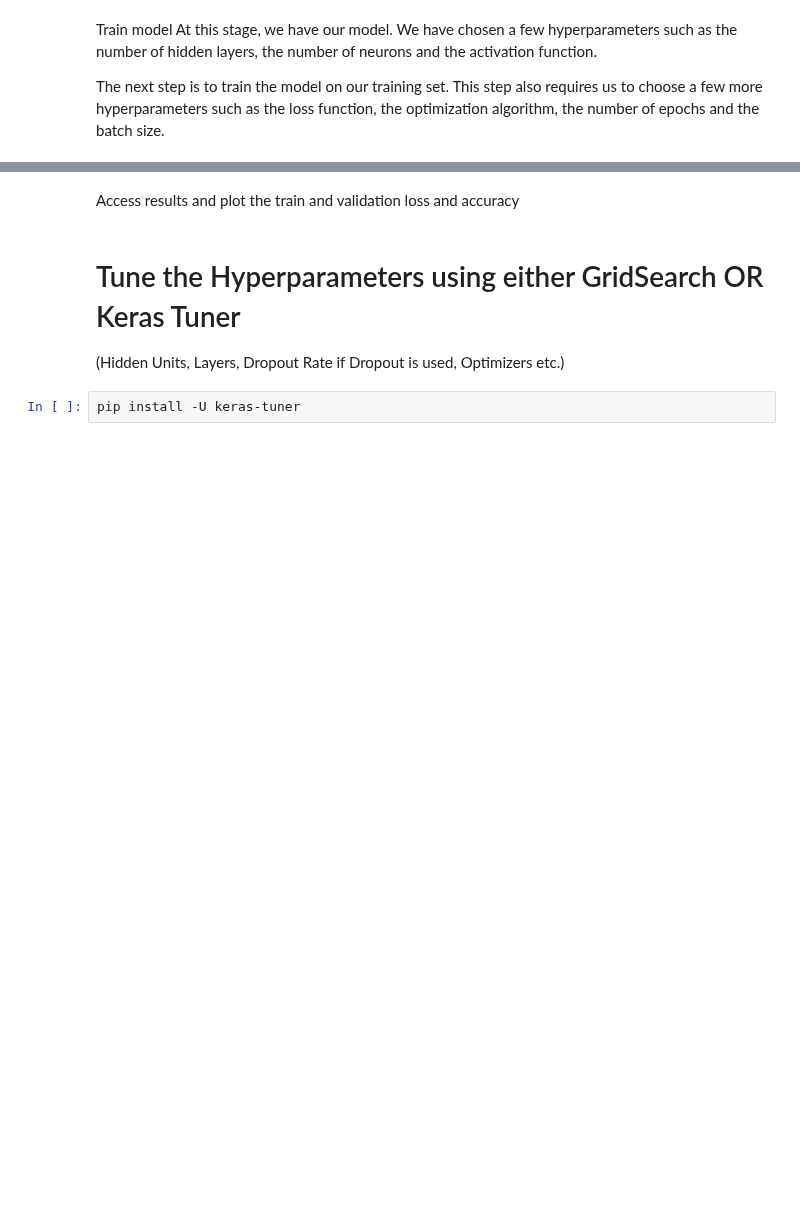
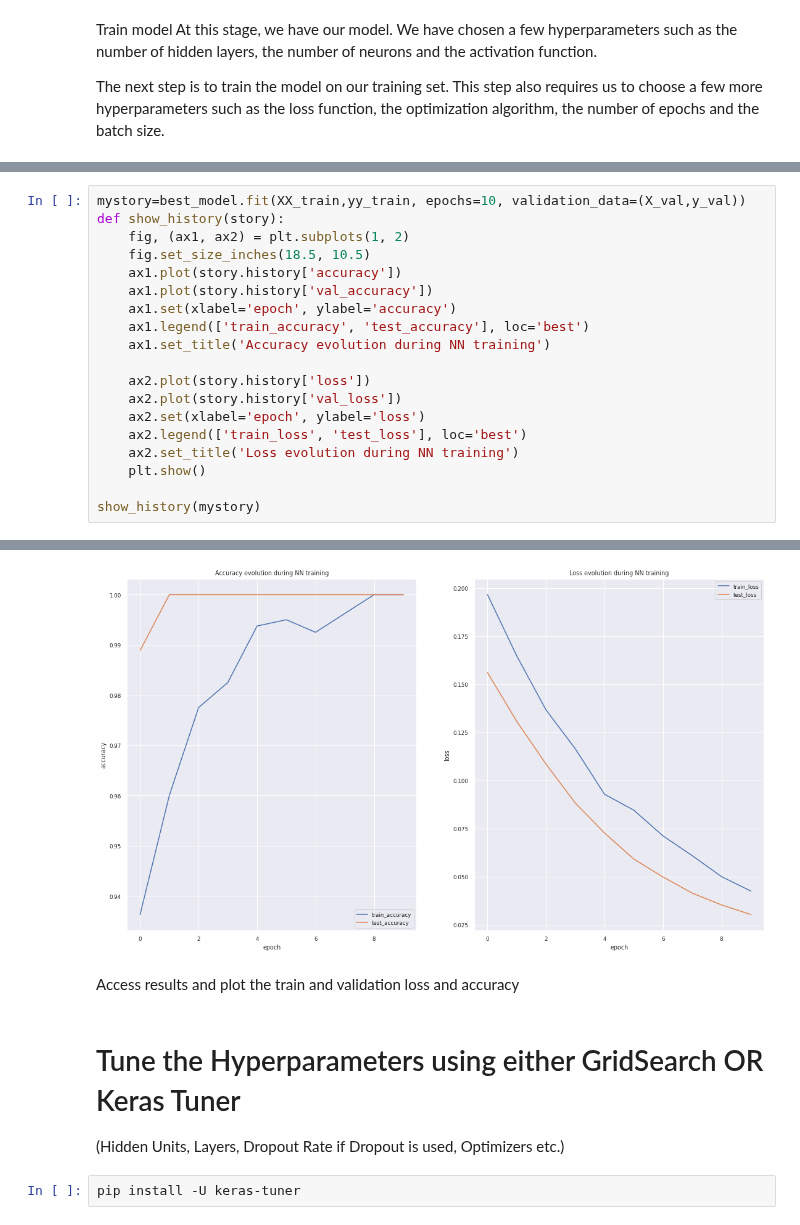
Before and after one commit to mlukan/GDA3B2021, a Jupyter notebook: NN/Team2Dojo_NN2.ipynb, the cells around one changed output, grey strips where cells are left out. Saved outputs shown, nothing was run; the diff lists cells and outputs as text; blank space fills up the shorter version.

```diff
--- a/NN/Team2Dojo_NN2.ipynb
+++ b/NN/Team2Dojo_NN2.ipynb
@@ -337 +455,21 @@ Score: 0.9333333075046539
 [figure]
+# %%
+mystory=best_model.fit(XX_train,yy_train, epochs=10, validation_data=(X_val,y_val))
+def show_history(story):
+    fig, (ax1, ax2) = plt.subplots(1, 2)
+    fig.set_size_inches(18.5, 10.5)
+    ax1.plot(story.history['accuracy'])
+    ax1.plot(story.history['val_accuracy'])
+    ax1.set(xlabel='epoch', ylabel='accuracy')
+    ax1.legend(['train_accuracy', 'test_accuracy'], loc='best')
+    ax1.set_title('Accuracy evolution during NN training')
+
+    ax2.plot(story.history['loss'])
+    ax2.plot(story.history['val_loss'])
+    ax2.set(xlabel='epoch', ylabel='loss')
+    ax2.legend(['train_loss', 'test_loss'], loc='best')
+    ax2.set_title('Loss evolution during NN training')
+    plt.show()
+
+show_history(mystory)
+# %% [output]
@@ -338,3 +496,4 @@ Score: 0.9333333075046539
+[figure, added]
 # %% [markdown]
 Access results and plot the train and validation loss and accuracy
 # %% [markdown]
```
Also changed, not shown: parts of 8 cells of this notebook.
